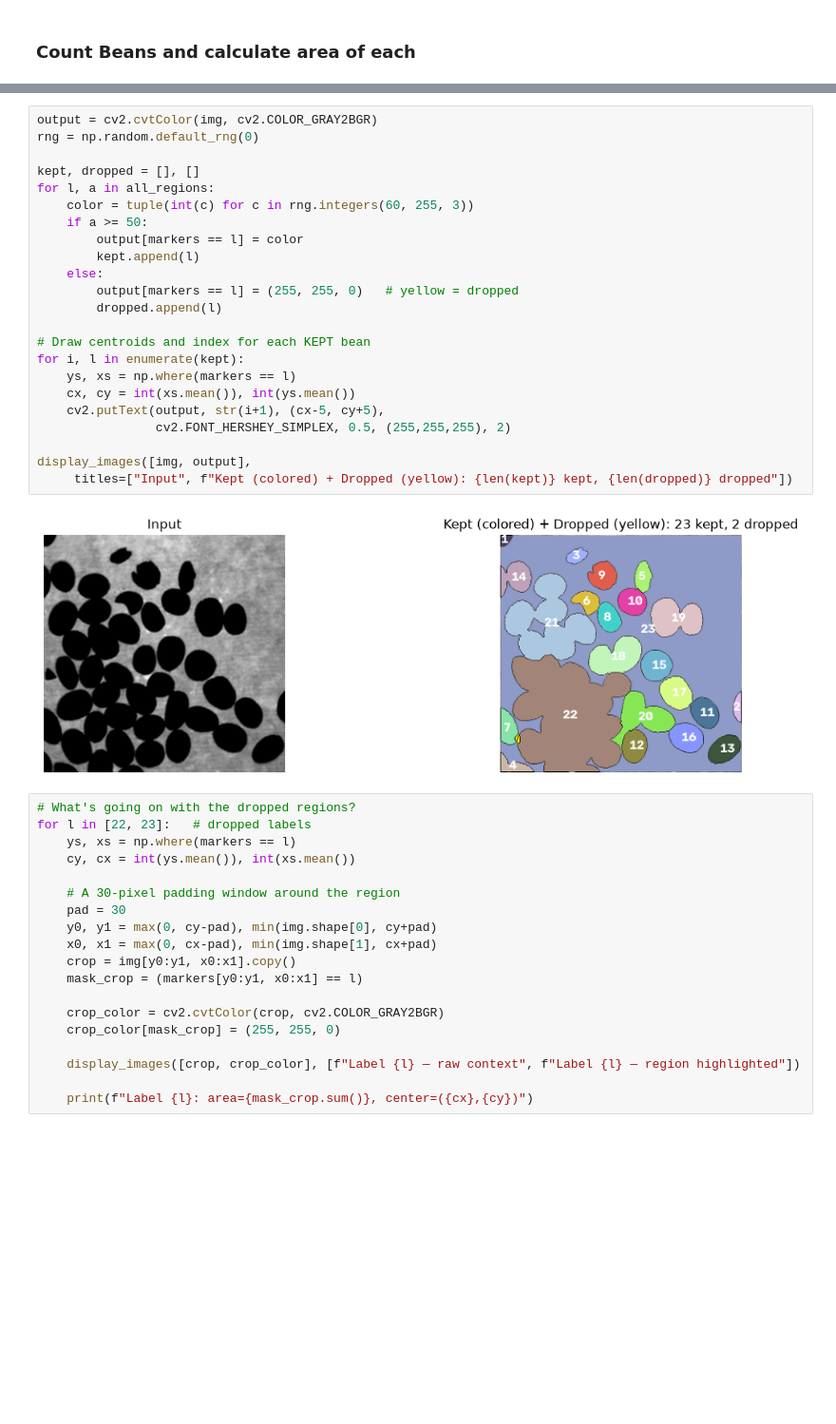
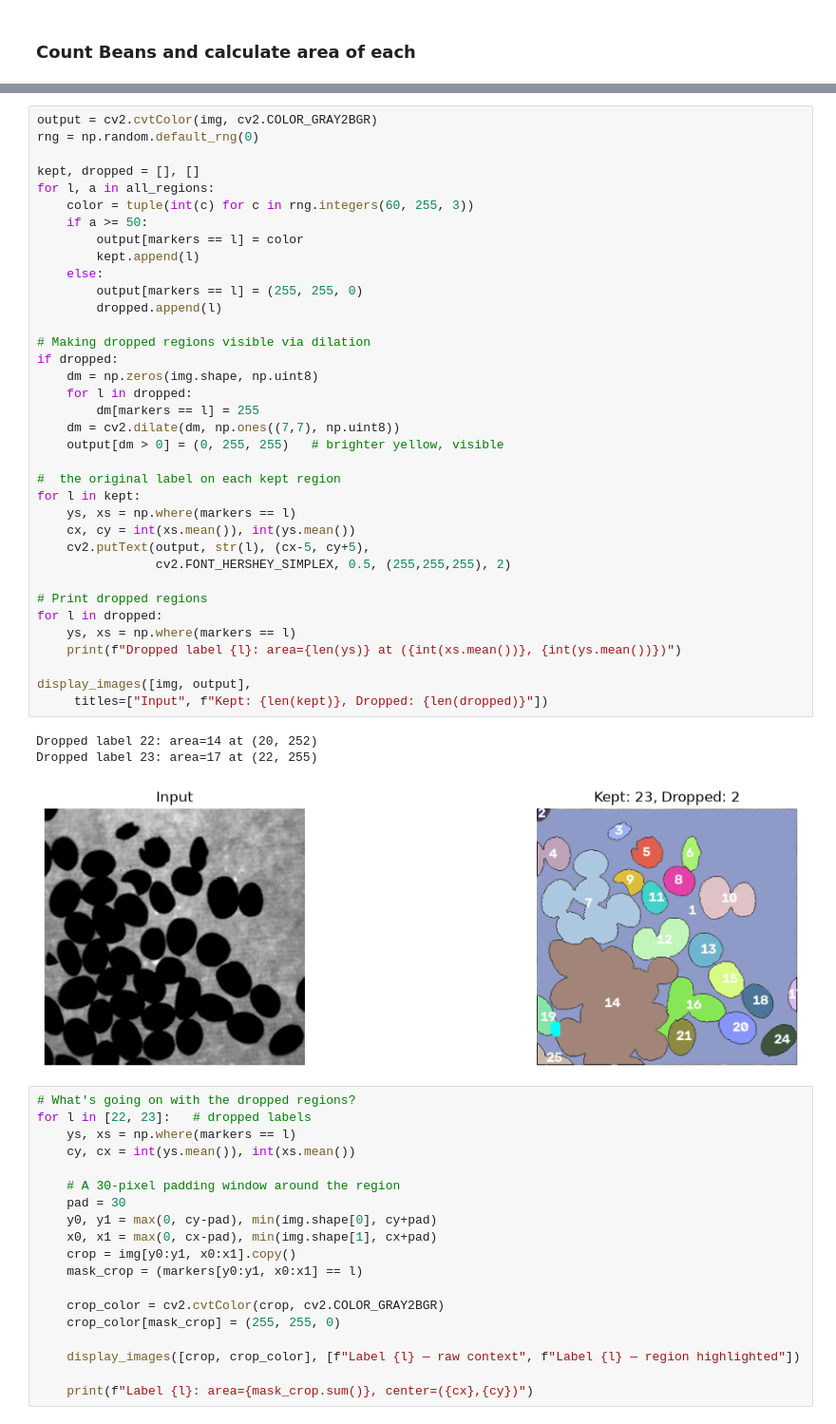
Before and after one commit to bdsh-14/unr-ee681-image-analysis, a Jupyter notebook: HW3/assignment3.ipynb, the cells around one changed output, grey strips where cells are left out. Shown at 95% size. Cells and saved outputs as stored; diff of their text form; blank space fills up the shorter version.

Commit message:
fix the region colors and last question

```diff
--- a/HW3/assignment3.ipynb
+++ b/HW3/assignment3.ipynb
@@ -220,31 +222,46 @@ All region areas (sorted):
   label   7  area   6602
   label  14  area  15485
   label   1  area  42615
-# %%
-output = cv2.cvtColor(img, cv2.COLOR_GRAY2BGR)
-rng = np.random.default_rng(0)
-
-kept, dropped = [], []
-for l, a in all_regions:
-    color = tuple(int(c) for c in rng.integers(60, 255, 3))
-    if a >= 50:
-        output[markers == l] = color
-        kept.append(l)
-    else:
-        output[markers == l] = (255, 255, 0)   # yellow = dropped
-        dropped.append(l)
-
-# Draw centroids and index for each KEPT bean
-for i, l in enumerate(kept):
-    ys, xs = np.where(markers == l)
-    cx, cy = int(xs.mean()), int(ys.mean())
-    cv2.putText(output, str(i+1), (cx-5, cy+5),
-                cv2.FONT_HERSHEY_SIMPLEX, 0.5, (255,255,255), 2)
-
-display_images([img, output],
-     titles=["Input", f"Kept (colored) + Dropped (yellow): {len(kept)} kept, {len(dropped)} dropped"])
-# %% [output]
-[figure, removed]
+# %%
+output = cv2.cvtColor(img, cv2.COLOR_GRAY2BGR)
+rng = np.random.default_rng(0)
+
+kept, dropped = [], []
+for l, a in all_regions:
+    color = tuple(int(c) for c in rng.integers(60, 255, 3))
+    if a >= 50:
+        output[markers == l] = color
+        kept.append(l)
+    else:
+        output[markers == l] = (255, 255, 0)
+        dropped.append(l)
+
+# Making dropped regions visible via dilation
+if dropped:
+    dm = np.zeros(img.shape, np.uint8)
+    for l in dropped:
+        dm[markers == l] = 255
+    dm = cv2.dilate(dm, np.ones((7,7), np.uint8))
+    output[dm > 0] = (0, 255, 255)   # brighter yellow, visible
+
+#  the original label on each kept region
+for l in kept:
+    ys, xs = np.where(markers == l)
+    cx, cy = int(xs.mean()), int(ys.mean())
+    cv2.putText(output, str(l), (cx-5, cy+5),
+                cv2.FONT_HERSHEY_SIMPLEX, 0.5, (255,255,255), 2)
+
+# Print dropped regions
+for l in dropped:
+    ys, xs = np.where(markers == l)
+    print(f"Dropped label {l}: area={len(ys)} at ({int(xs.mean())}, {int(ys.mean())})")
+
+display_images([img, output],
+     titles=["Input", f"Kept: {len(kept)}, Dropped: {len(dropped)}"])
+# %% [output]
+Dropped label 22: area=14 at (20, 252)
+Dropped label 23: area=17 at (22, 255)
+[figure, added]
 # %%
 # What's going on with the dropped regions?
 for l in [22, 23]:   # dropped labels
```
Also changed, not shown: parts of 3 cells of this notebook.
